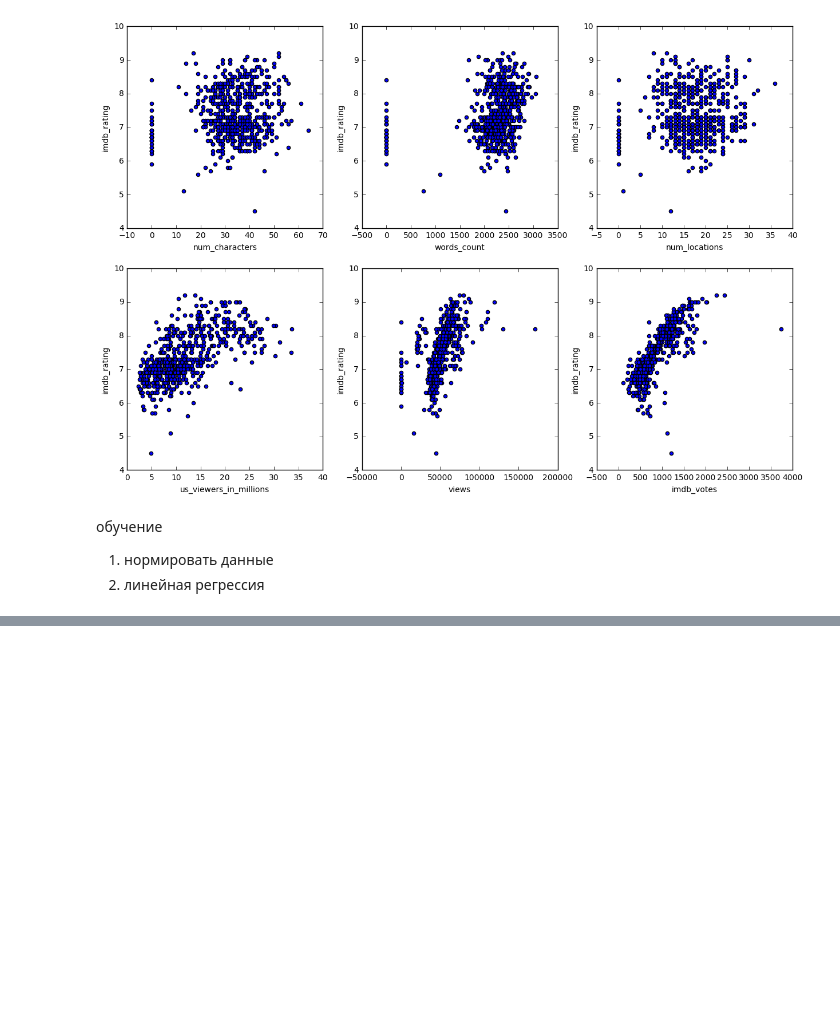
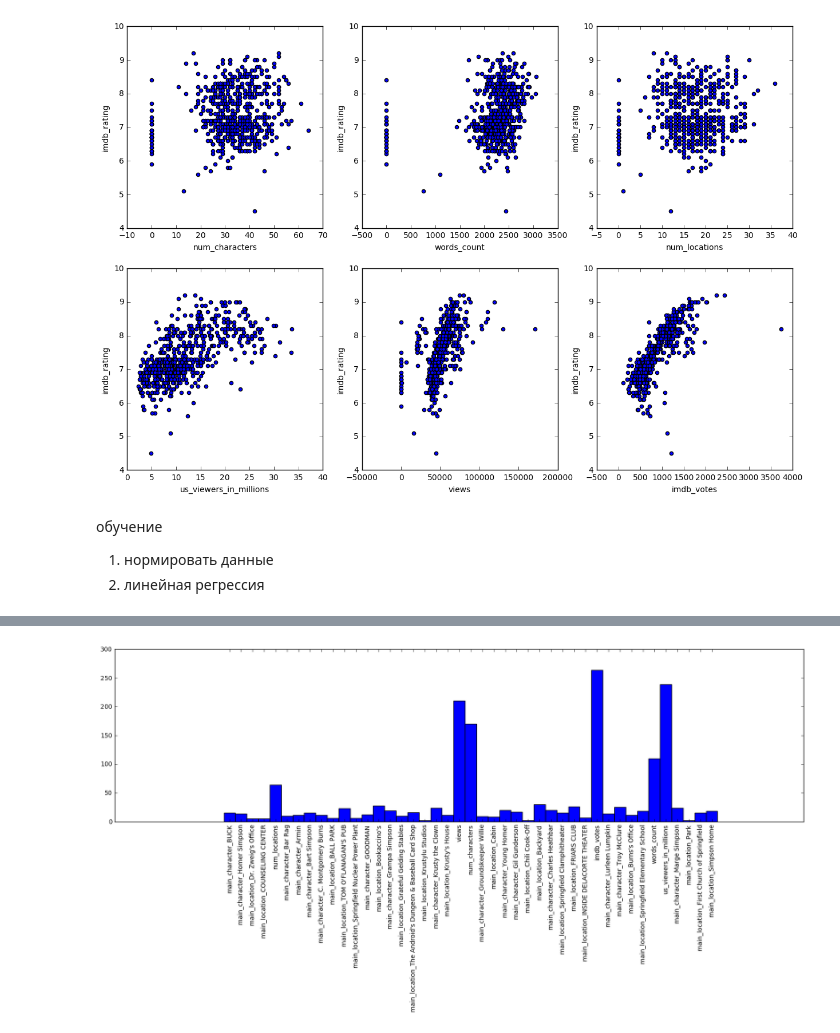
Before and after one commit to veraokhrimenko/simpson, a Jupyter notebook: simpsons.ipynb, the cells around one changed output, grey strips where cells are left out. Cells and saved outputs as stored; diff of their text form; code cells hidden in the pictures; blank space fills up the shorter version.

```diff
--- a/simpsons.ipynb
+++ b/simpsons.ipynb
@@ -90,0 +131,10 @@ for idx, feature in enumerate(episodes_data.columns[:-1]):
+# %%
+feature_importance = xgb_model.booster().get_fscore()
+# %%
+X = np.arange(len(feature_importance))
+plt.figure(figsize=(20,5))
+plt.bar(X, feature_importance.values(), align='center', width=1)
+plt.xticks(X, feature_importance.keys(), rotation=90)
+plt.show()
+# %% [output]
+[figure, added]
```
Also changed, not shown: parts of 11 cells of this notebook.
